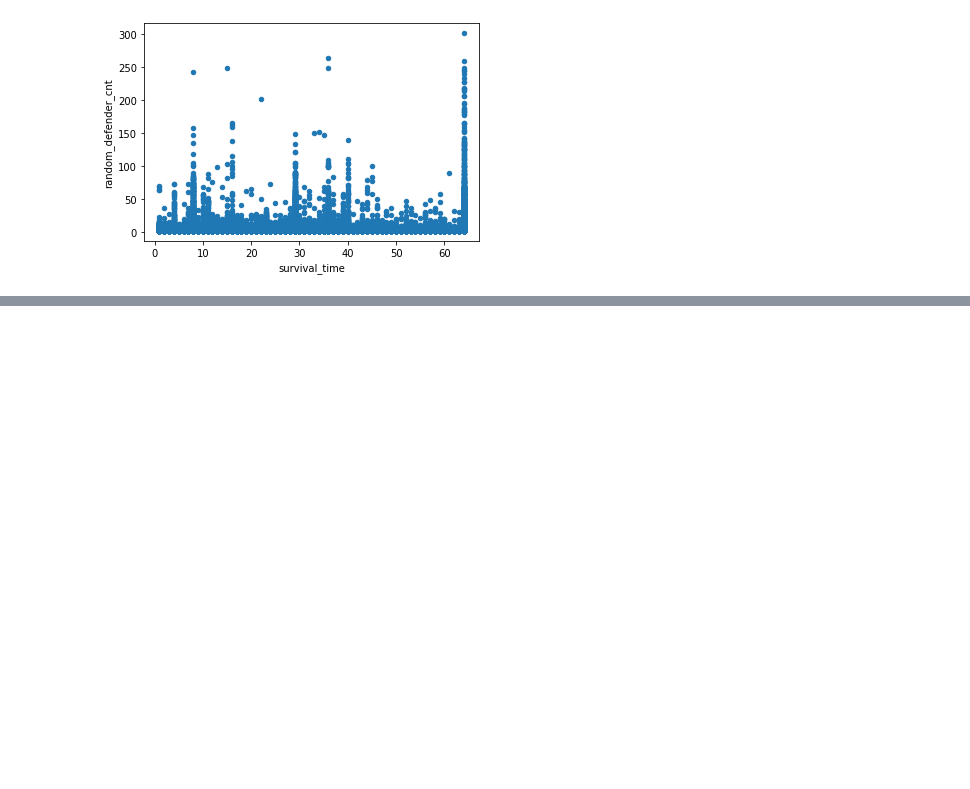
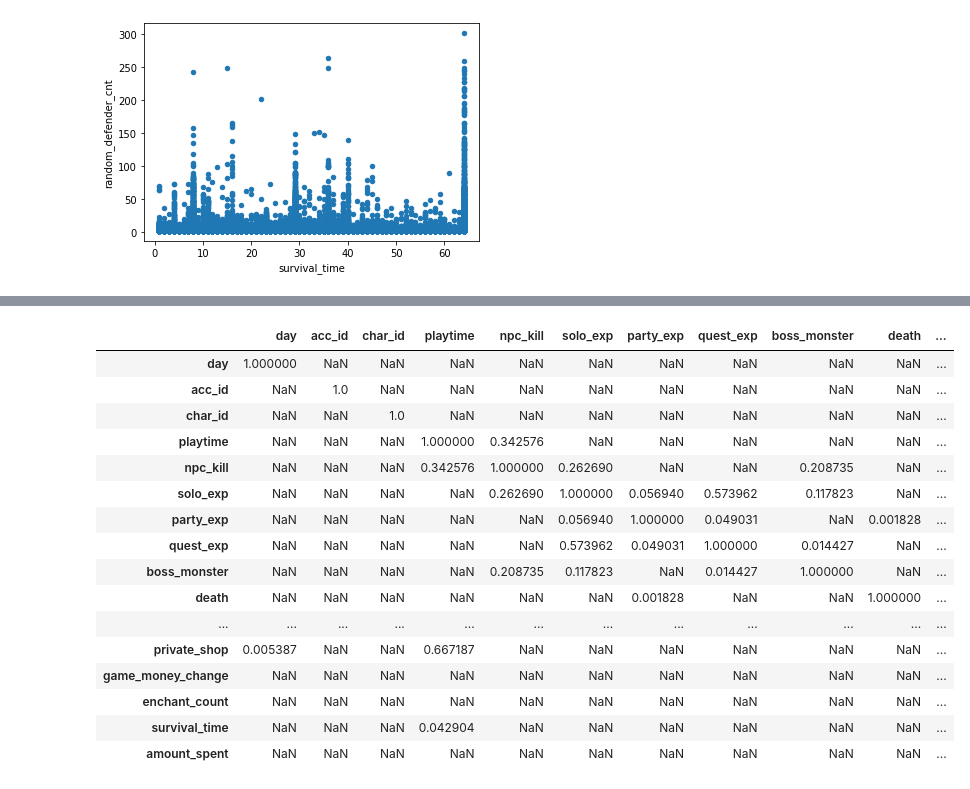
Before and after one commit to cyberjam/BigContest, a Jupyter notebook: BigCombat.ipynb, the cells around one changed output, grey strips where cells are left out. Cells and saved outputs as stored; diff of their text form; code cells hidden in the pictures; blank space fills up the shorter version.

Commit message:
corr bigcon
corr 변수 상관관계

```diff
--- a/BigCombat.ipynb
+++ b/BigCombat.ipynb
@@ -334,0 +439,23 @@ grp_df.plot.scatter(x='survival_time',y='random_defender_cnt')
+# %%
+activity = pd.read_csv('BigContest/train_activity.csv')
+result5 =pd.merge(activity,label,how='inner',on='acc_id').corr()
+# %%
+result5.corr()[result5.corr()>0]
+# %% [output]
+|  | day | acc_id | char_id | playtime | npc_kill | solo_exp | party_exp | quest_exp | boss_monster | death | ... |
+| day | 1.000000 | NaN | NaN | NaN | NaN | NaN | NaN | NaN | NaN | NaN | ... |
+| acc_id | NaN | 1.0 | NaN | NaN | NaN | NaN | NaN | NaN | NaN | NaN | ... |
+| char_id | NaN | NaN | 1.0 | NaN | NaN | NaN | NaN | NaN | NaN | NaN | ... |
+| playtime | NaN | NaN | NaN | 1.000000 | 0.342576 | NaN | NaN | NaN | NaN | NaN | ... |
+| npc_kill | NaN | NaN | NaN | 0.342576 | 1.000000 | 0.262690 | NaN | NaN | 0.208735 | NaN | ... |
+| solo_exp | NaN | NaN | NaN | NaN | 0.262690 | 1.000000 | 0.056940 | 0.573962 | 0.117823 | NaN | ... |
+| party_exp | NaN | NaN | NaN | NaN | NaN | 0.056940 | 1.000000 | 0.049031 | NaN | 0.001828 | ... |
+| quest_exp | NaN | NaN | NaN | NaN | NaN | 0.573962 | 0.049031 | 1.000000 | 0.014427 | NaN | ... |
+| boss_monster | NaN | NaN | NaN | NaN | 0.208735 | 0.117823 | NaN | 0.014427 | 1.000000 | NaN | ... |
+| death | NaN | NaN | NaN | NaN | NaN | NaN | 0.001828 | NaN | NaN | 1.000000 | ... |
+| ... | ... | ... | ... | ... | ... | ... | ... | ... | ... | ... | ... |
+| private_shop | 0.005387 | NaN | NaN | 0.667187 | NaN | NaN | NaN | NaN | NaN | NaN | ... |
+| game_money_change | NaN | NaN | NaN | NaN | NaN | NaN | NaN | NaN | NaN | NaN | ... |
+| enchant_count | NaN | NaN | NaN | NaN | NaN | NaN | NaN | NaN | NaN | NaN | ... |
+| survival_time | NaN | NaN | NaN | 0.042904 | NaN | NaN | NaN | NaN | NaN | NaN | ... |
+| amount_spent | NaN | NaN | NaN | NaN | NaN | NaN | NaN | NaN | NaN | NaN | ... |
```
Also changed, not shown: parts of 16 cells of this notebook, 1 other file.
